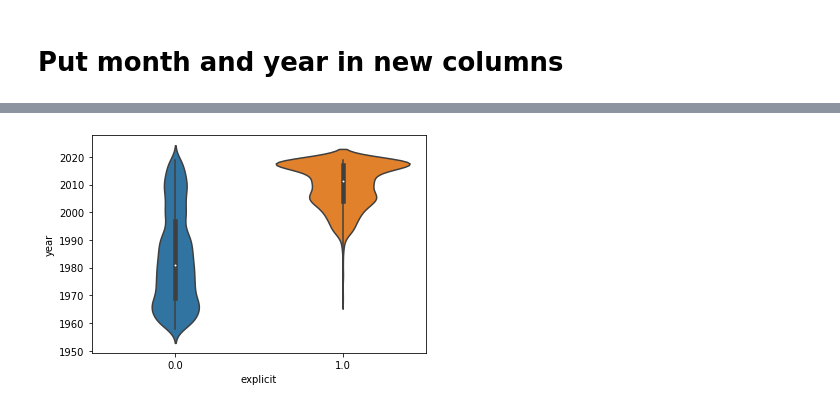
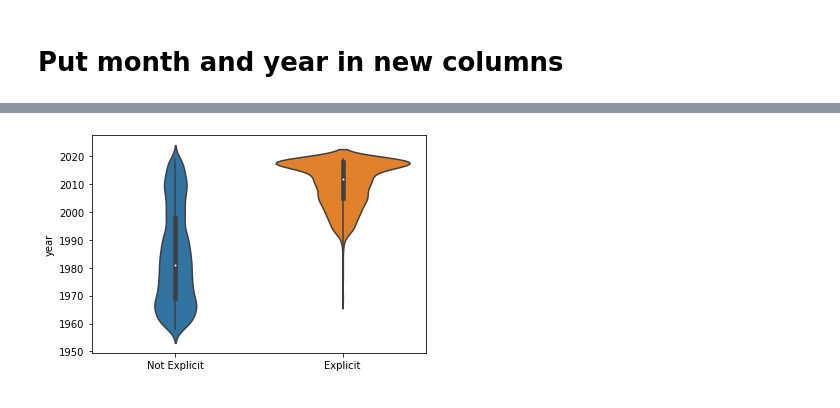
Before and after one commit to ssmcnatt/experimental-design-cap01, a Jupyter notebook: experimental-analysis.ipynb, the cells around one changed output, grey strips where cells are left out. Drawn from its saved outputs; the diff is of its cells as text; code cells hidden in the pictures.

```diff
--- a/experimental-analysis.ipynb
+++ b/experimental-analysis.ipynb
@@ -248,7 +254,6 @@ Name: explicit, dtype: int64
 # %%
-top_song_limit = 50
+top_song_limit = 75
 top_songs = full_table[full_table["week_pos"] <= top_song_limit]
 top_songs = top_songs.groupby(["song_id", "genre_str"]).mean()
 top_songs = top_songs.reset_index()
-top_songs
 # %% [output]
@@ -268 +260,5 @@ top_songs
 [interactive output not drawn]
+# %%
+top_songs["year"] = round(top_songs["year"])
+top_songs["month"] = round(top_songs["month"])
+top_songs
@@ -301,9 +316,12 @@ metal = top_songs[top_songs["genre_label"] == "metal"]
 # %% [output]
 [interactive output not drawn]
 # %%
-sns.violinplot(x="explicit", y="year", data=top_songs)
+ax = sns.violinplot(x="explicit", y="year", data=top_songs)
+ax.set_xticklabels(["Not Explicit", "Explicit"])
+ax.set_xlabel("")
+plt.savefig("violin_expl.png")
 plt.show()
 # %% [output]
-[figure, old version]
+[figure, new version]
 [interactive output not drawn]
 # %%
```
Also changed, not shown: parts of 52 cells of this notebook, 4 other files.
